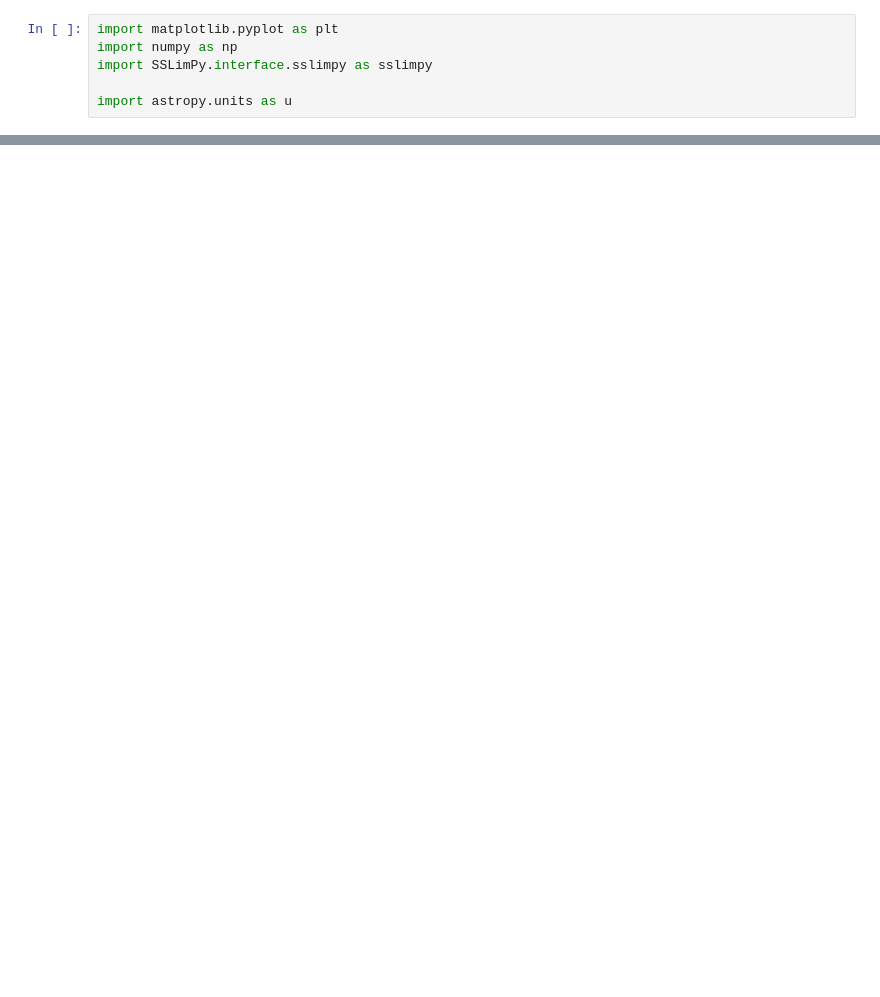
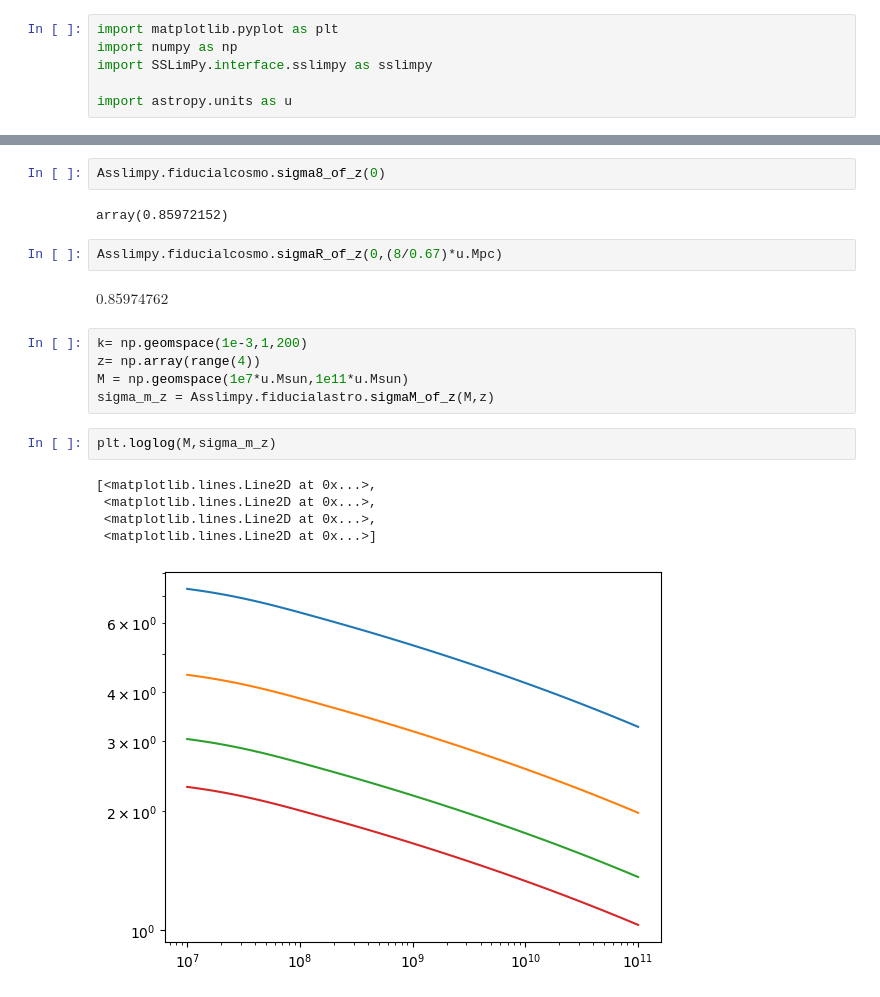
Before and after one commit to Sefa76/SSLimPy, a Jupyter notebook: SSLimPy.ipynb, the cells around one changed output, grey strips where cells are left out. Saved outputs shown, nothing was run; the diff lists cells and outputs as text; blank space fills up the shorter version.

```diff
--- a/SSLimPy.ipynb
+++ b/SSLimPy.ipynb
@@ -30,0 +25,21 @@ Asslimpy = sslimpy.sslimpy(settings_dict=settings,
+# %%
+Asslimpy.fiducialcosmo.sigma8_of_z(0)
+# %% [output]
+array(0.85972152)
+# %%
+Asslimpy.fiducialcosmo.sigmaR_of_z(0,(8/0.67)*u.Mpc)
+# %% [output]
+$0.85974762 \; \mathrm{}$
+# %%
+k= np.geomspace(1e-3,1,200)
+z= np.array(range(4))
+M = np.geomspace(1e7*u.Msun,1e11*u.Msun)
+sigma_m_z = Asslimpy.fiducialastro.sigmaM_of_z(M,z)
+# %%
+plt.loglog(M,sigma_m_z)
+# %% [output]
+[<matplotlib.lines.Line2D at 0x...>,
+ <matplotlib.lines.Line2D at 0x...>,
+ <matplotlib.lines.Line2D at 0x...>,
+ <matplotlib.lines.Line2D at 0x...>]
+[figure, added]
```
Also changed, not shown: parts of 1 cell of this notebook, 5 other files.
